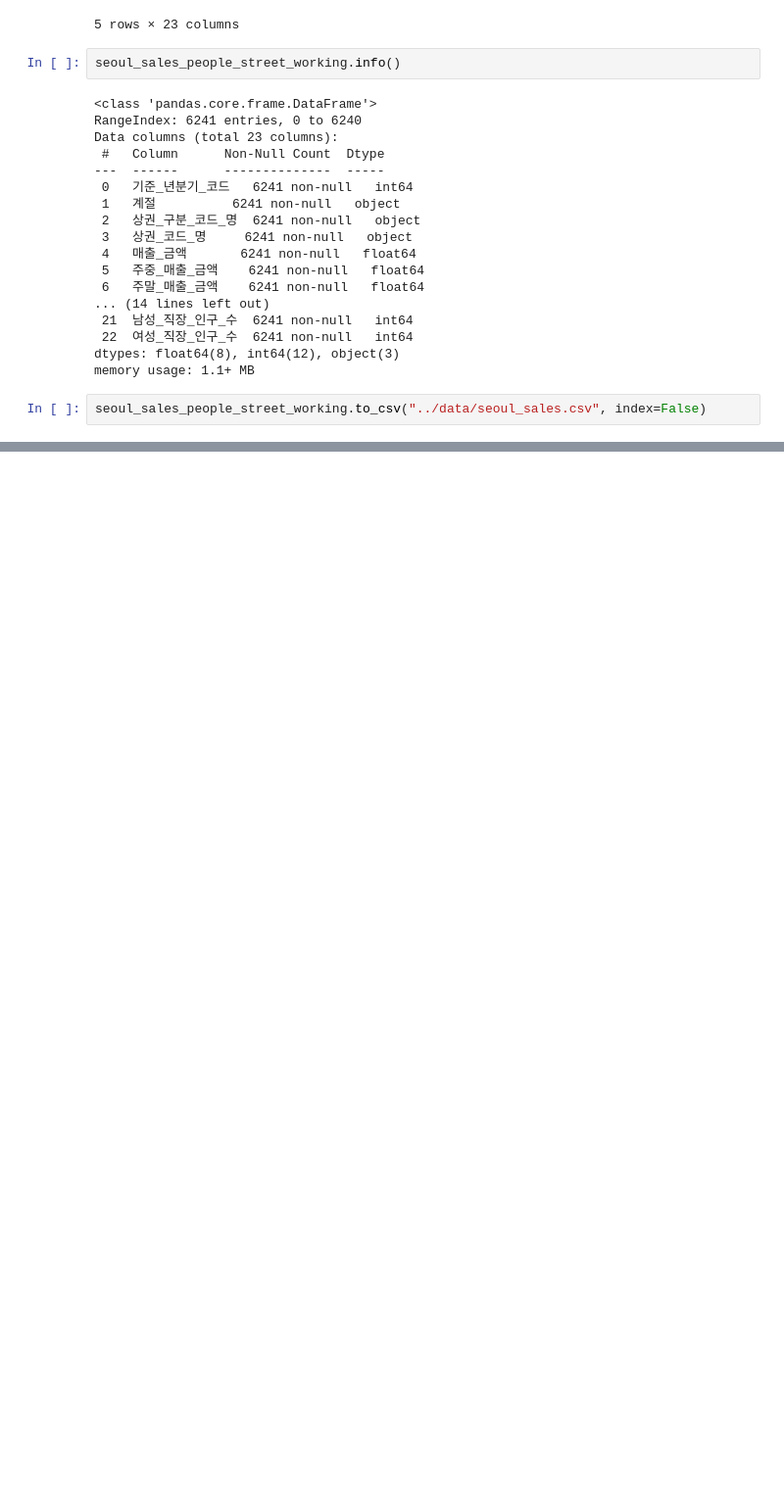
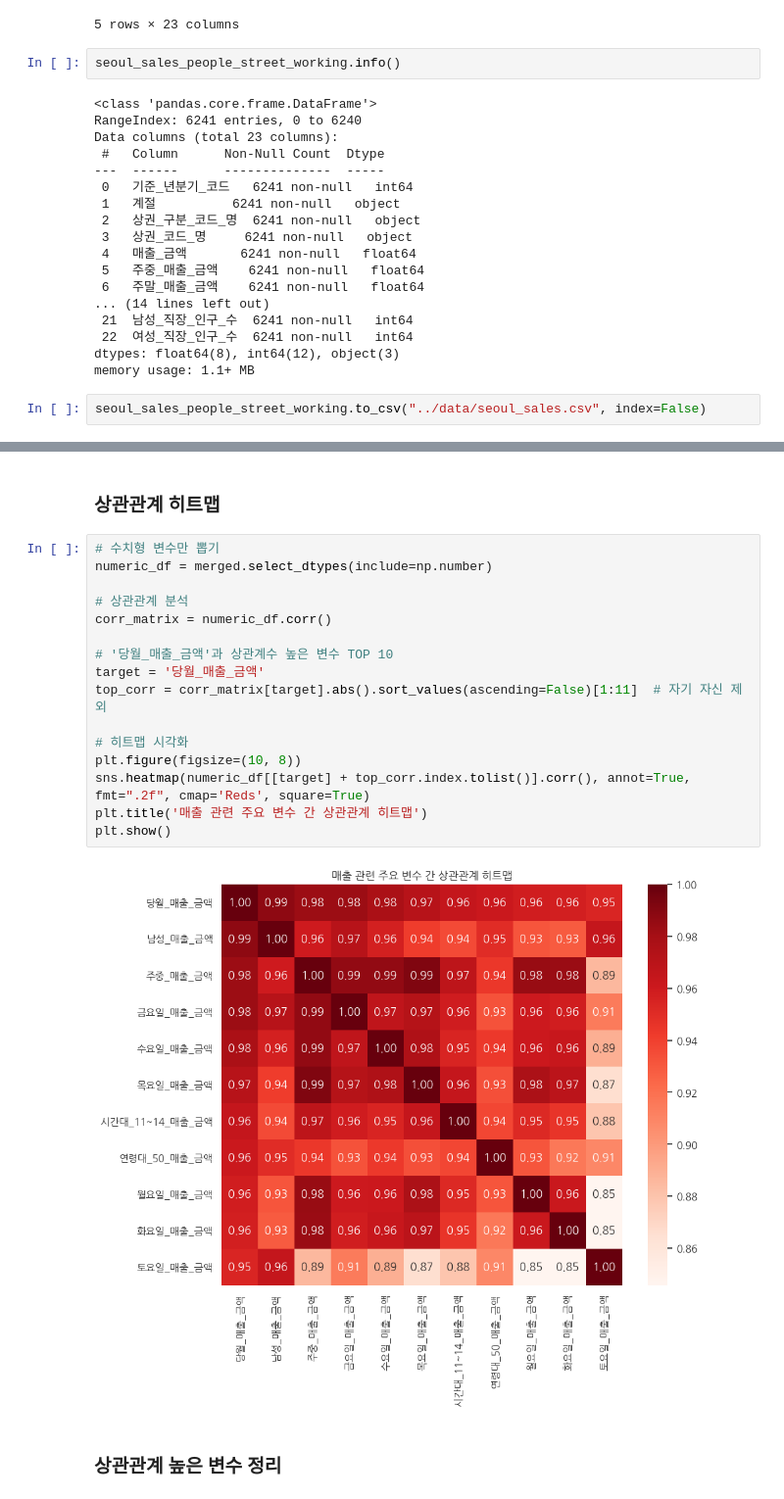
Before and after one commit to itsjulianjeong/supervised_team_project, a Jupyter notebook: notebook/seoul_month_sales_predict.ipynb, the cells around one changed output, grey strips where cells are left out. Shown at 98% size. Cells and saved outputs as stored; diff of their text form; blank space fills up the shorter version.

```diff
--- a/notebook/seoul_month_sales_predict.ipynb
+++ b/notebook/seoul_month_sales_predict.ipynb
@@ -730,0 +533,22 @@ plt.show()
+# %% [markdown]
+### 상관관계 히트맵
+# %%
+# 수치형 변수만 뽑기
+numeric_df = merged.select_dtypes(include=np.number)
+
+# 상관관계 분석
+corr_matrix = numeric_df.corr()
+
+# '당월_매출_금액'과 상관계수 높은 변수 TOP 10
+target = '당월_매출_금액'
+top_corr = corr_matrix[target].abs().sort_values(ascending=False)[1:11]  # 자기 자신 제외
+
+# 히트맵 시각화
+plt.figure(figsize=(10, 8))
+sns.heatmap(numeric_df[[target] + top_corr.index.tolist()].corr(), annot=True, fmt=".2f", cmap='Reds', square=True)
+plt.title('매출 관련 주요 변수 간 상관관계 히트맵')
+plt.show()
+# %% [output]
+[figure, added]
+# %% [markdown]
+### 상관관계 높은 변수 정리
```
Also changed, not shown: parts of 47 cells of this notebook.
